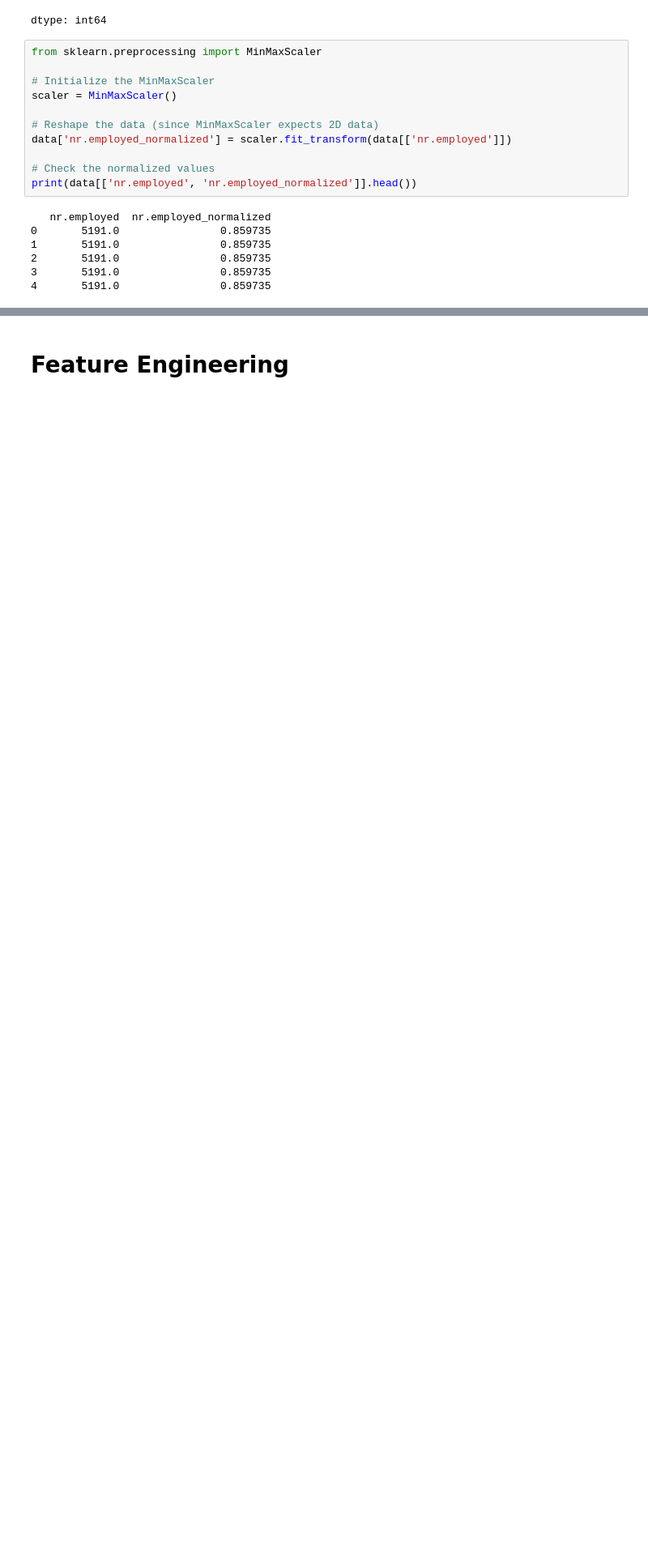
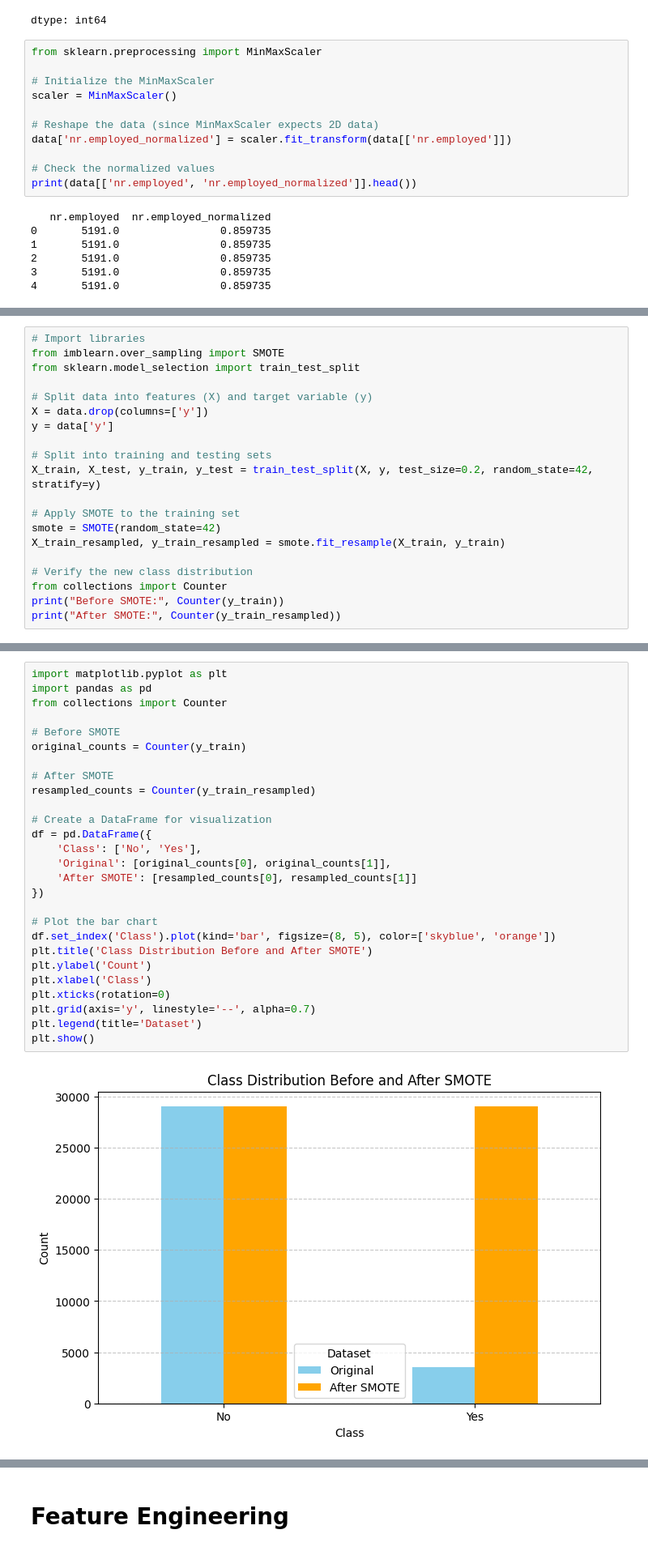
Before and after one commit to vihanga-induwara/CM2604-CW-Bank-Marketing, a Jupyter notebook: Bank Marketing.ipynb, the cells around one changed output, grey strips where cells are left out. Shown at 81% size. Cells and saved outputs as stored; diff of their text form; blank space fills up the shorter version.

```diff
--- a/Bank Marketing.ipynb
+++ b/Bank Marketing.ipynb
@@ -1355,0 +1426,20 @@ print(data.head(5))
+# %%
+# Import libraries
+from imblearn.over_sampling import SMOTE
+from sklearn.model_selection import train_test_split
+
+# Split data into features (X) and target variable (y)
+X = data.drop(columns=['y'])
+y = data['y']
+
+# Split into training and testing sets
+X_train, X_test, y_train, y_test = train_test_split(X, y, test_size=0.2, random_state=42, stratify=y)
+
+# Apply SMOTE to the training set
+smote = SMOTE(random_state=42)
+X_train_resampled, y_train_resampled = smote.fit_resample(X_train, y_train)
+
+# Verify the new class distribution
+from collections import Counter
+print("Before SMOTE:", Counter(y_train))
+print("After SMOTE:", Counter(y_train_resampled))
@@ -1355,0 +1449,29 @@ print(data.head(5))
+# %%
+import matplotlib.pyplot as plt
+import pandas as pd
+from collections import Counter
+
+# Before SMOTE
+original_counts = Counter(y_train)
+
+# After SMOTE
+resampled_counts = Counter(y_train_resampled)
+
+# Create a DataFrame for visualization
+df = pd.DataFrame({
+    'Class': ['No', 'Yes'],
+    'Original': [original_counts[0], original_counts[1]],
+    'After SMOTE': [resampled_counts[0], resampled_counts[1]]
+})
+
+# Plot the bar chart
+df.set_index('Class').plot(kind='bar', figsize=(8, 5), color=['skyblue', 'orange'])
+plt.title('Class Distribution Before and After SMOTE')
+plt.ylabel('Count')
+plt.xlabel('Class')
+plt.xticks(rotation=0)
+plt.grid(axis='y', linestyle='--', alpha=0.7)
+plt.legend(title='Dataset')
+plt.show()
+# %% [output]
+[figure, added]
```
Also changed, not shown: parts of 60 cells of this notebook.
